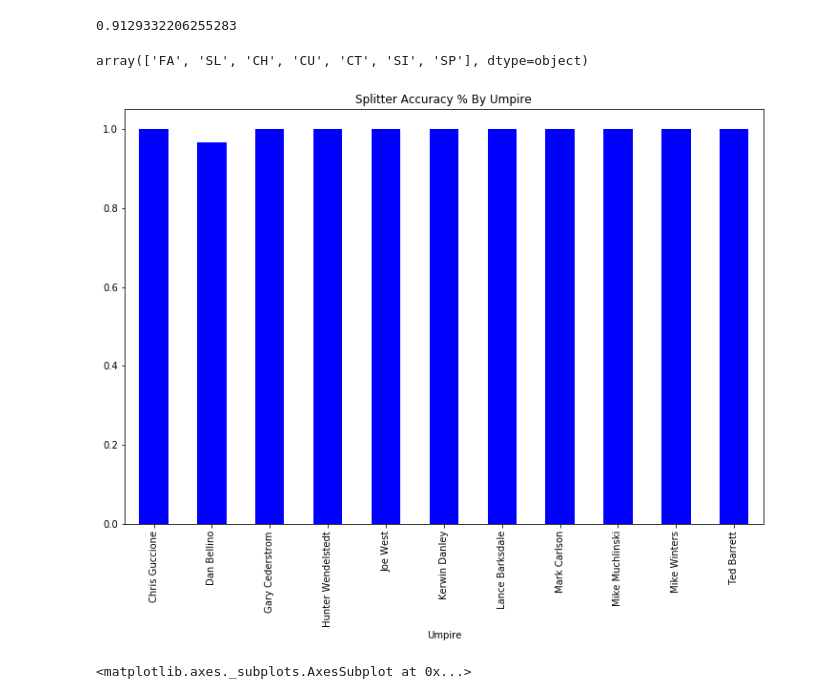
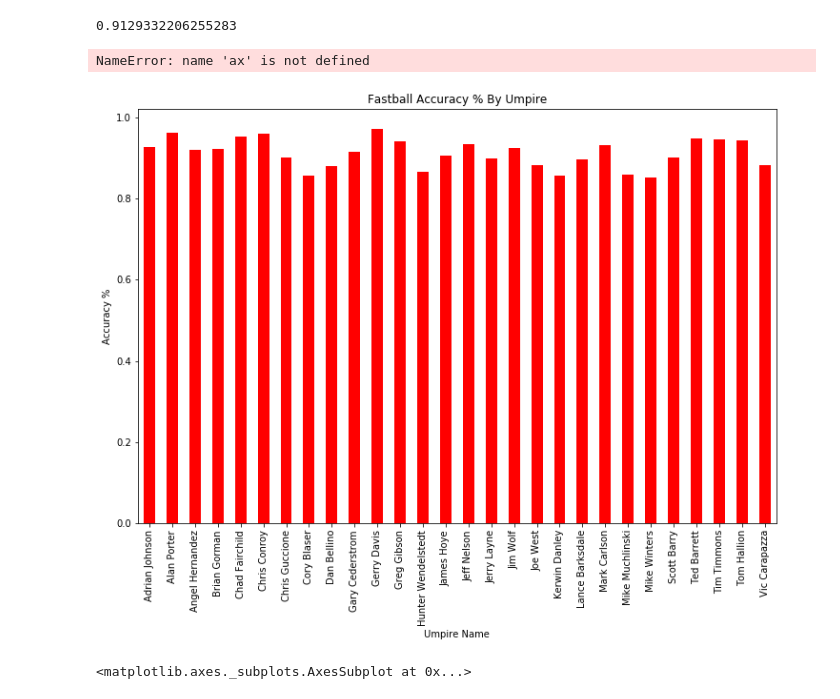
Before and after one commit to ForrestMcDougal/MLB-Postseason-Umpire-Analysis, a Jupyter notebook: umpire_charts.ipynb, the cells around one changed output. Drawn from its saved outputs; the diff is of its cells as text; code cells hidden in the pictures.

Commit message:
Charts for accuracy each pitch type by ump

```diff
--- a/umpire_charts.ipynb
+++ b/umpire_charts.ipynb
@@ -127,32 +127,36 @@ fastball_df['Accurate'].mean()
 # %%
 pitch_types = pitch_df['Pitch_Type'].unique()
 
 pitch_dictionary = {'FA': 'Fastball',
                     'SI': 'Sinker',
                     'CT': 'Cutter',
                     'CU': 'Curveball',
                     'SL': 'Slider',
                     'CH': 'Changeup',
                     'KN': 'Knuckleball',
                     'SP': 'Splitter',
                     'SC': 'Screwball',
                     'FO': 'Forkball',
                     'IB': 'Intentional Ball',
                     'PI': 'Pitchout',}
 
 for pitch_type in pitch_types:
     pitch_string = pitch_dictionary[pitch_type]
     pitch_type_df = pitch_df.loc[pitch_df['Pitch_Type'] == pitch_type]
     pitch_type_ump = pitch_type_df.groupby("Umpire")
     pitch_type_acc = pitch_type_ump["Accurate"].mean()
-    pitch_type_acc.plot(kind = "bar", color = "blue")
+    pitch_type_acc.plot(kind = "bar", color = "red")
     plt.title(f'{pitch_string} Accuracy % By Umpire')
-
+    plt.xlabel('Umpire Name')
+    plt.ylabel('Accuracy %')
+    for i, v in enumerate(y):
+        ax.text(v + 3, i + .25, str(v), color='blue', fontweight='bold')
+    plt.savefig(f'{pitch_type}_ump_acc.png')
 
 pitch_types
 # %% [output]
-array(['FA', 'SL', 'CH', 'CU', 'CT', 'SI', 'SP'], dtype=object)
+NameError: name 'ax' is not defined
-[figure, old version]
+[figure, new version]
 # %%
 pitch_type_df = pitch_df.loc[pitch_df['Pitch_Type'] == "FA"]
 fastball_ump = pitch_type_df.groupby('Umpire')
```
Also changed, not shown: 7 other files.
